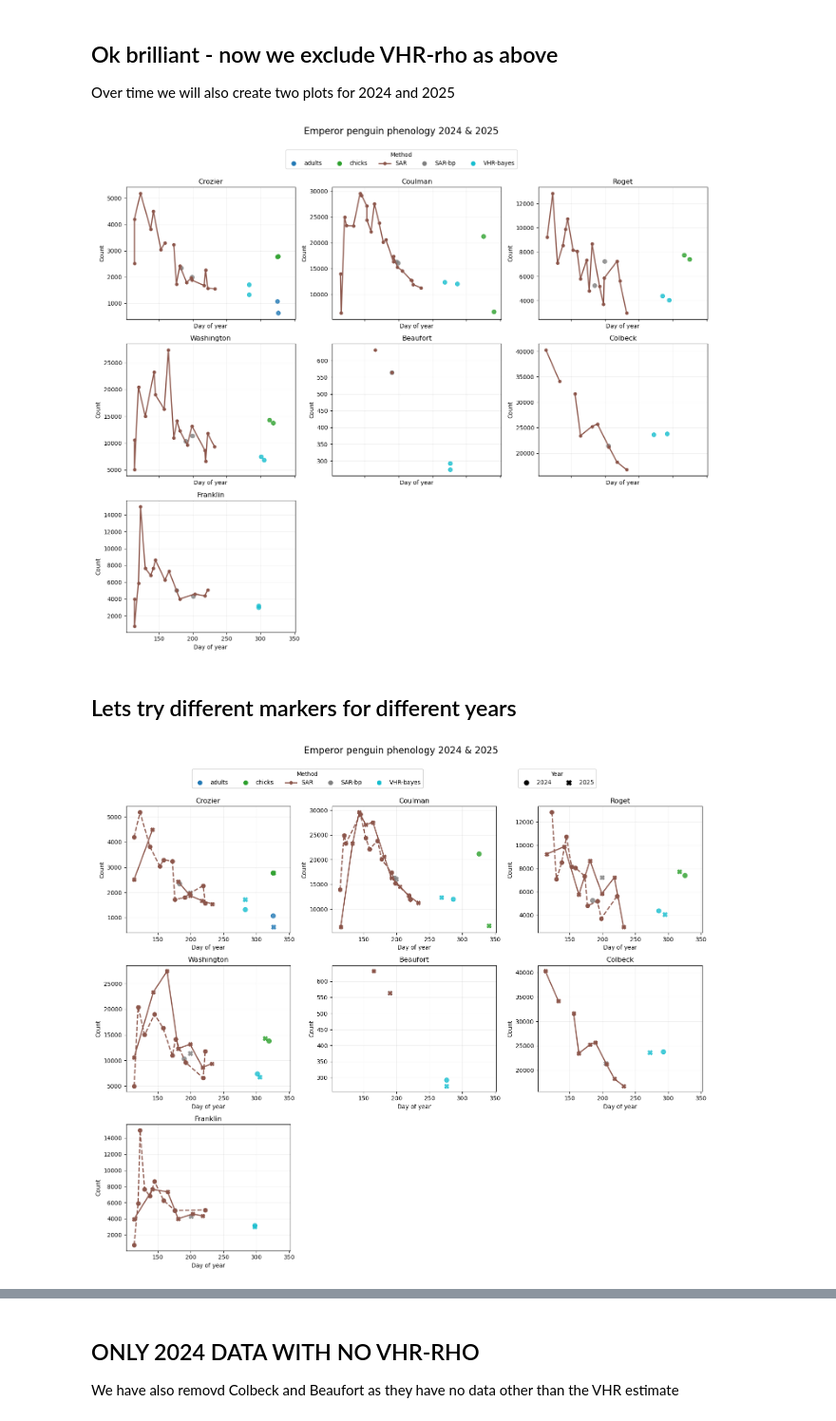
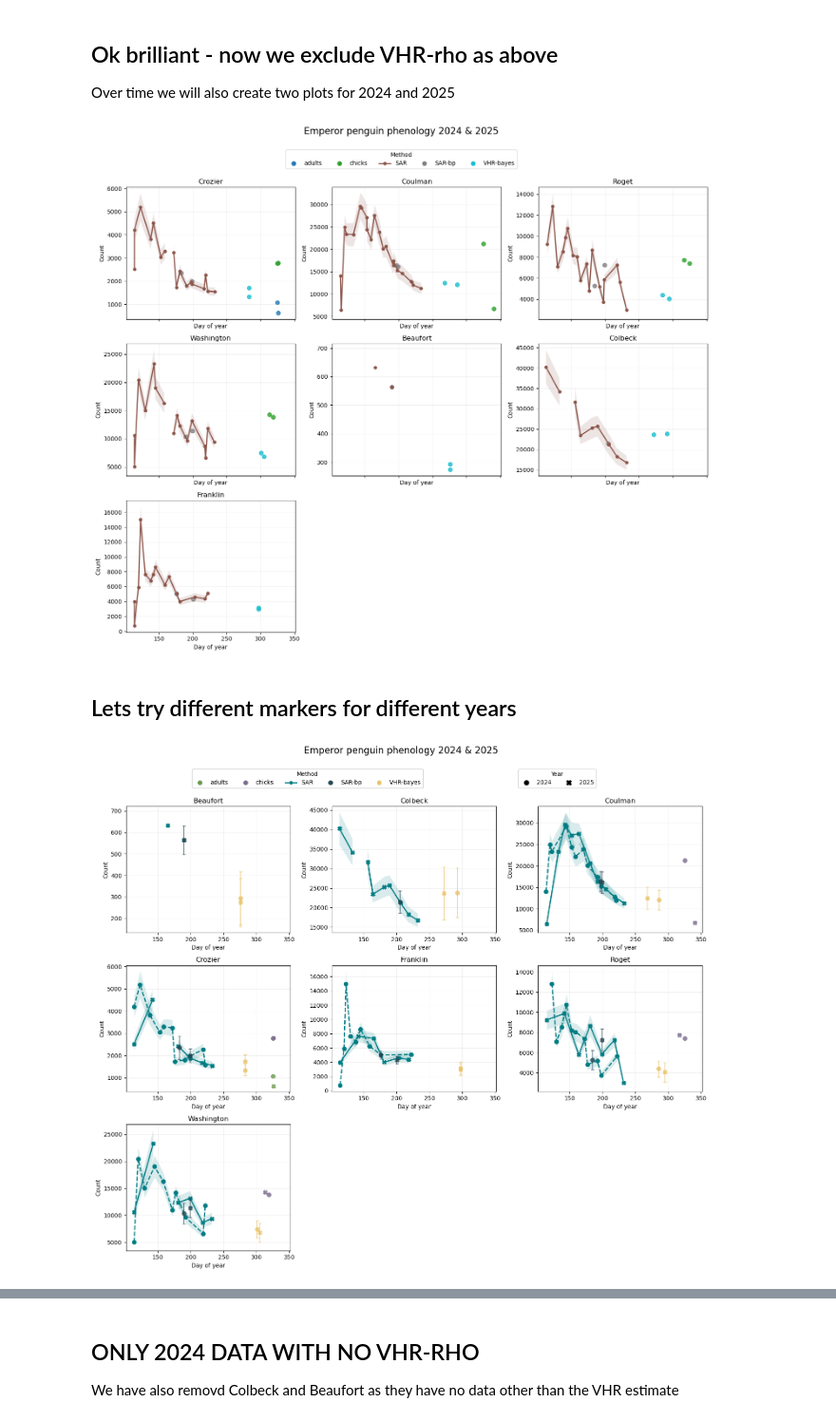
Before and after one commit to rosetazetta/SAR_RossSea_compare, a Jupyter notebook: Code/RossSeaPhenology_plot.ipynb, the cells around one changed output, grey strips where cells are left out. Shown at 95% size. Drawn from its saved outputs; the diff is of its cells as text; code cells hidden in the pictures.

Commit message:
Analyses and figure creation
I have modified the comparative analysis and created figures for the manuscript

```diff
--- a/Code/RossSeaPhenology_plot.ipynb
+++ b/Code/RossSeaPhenology_plot.ipynb
@@ -861,6 +998,17 @@ for ax, colony in zip(axes, colonies):
             # Sort by day of year so the line connects points correctly
             df_method = df_method.sort_values("DOY")
 
+            #adding in uncertainty ribbons
+            ax.fill_between(
+                    df_method["DOY"],
+                    df_method["count"] - df_method["count_se"],
+                    df_method["count"] + df_method["count_se"],
+                    color=method_colors[method],
+                    alpha=0.15,
+                    linewidth=0
+                )
+
+            #sar trajectories
             ax.plot(
                 df_method["DOY"],
                 df_method["count"],
@@ -938,12 +1086,13 @@ fig.suptitle(
 plt.tight_layout()
 plt.show()
 # %% [output]
-[figure, old version]
+[figure, new version]
 # %% [markdown]
 ## Lets try different markers for different years
 # %%
 # Get categories
-colonies = filtered_df_RS["colony"].dropna().unique()
+#colonies = filtered_df_RS["colony"].dropna().unique()
+colonies = sorted(filtered_df_RS["colony"].dropna().unique()) #order by alphabet
 methods = filtered_df_RS["method"].dropna().unique()
 
 # Work out panel layout
@@ -974,8 +1123,18 @@ year_linestyles = {
 axes = np.atleast_1d(axes).flatten()
 
 # Assign one colour to each method
-colors = plt.cm.tab10(np.linspace(0, 1, len(methods)))
-method_colors = dict(zip(methods, colors))
+#colors = plt.cm.tab10(np.linspace(0, 1, len(methods)))
+#method_colors = dict(zip(methods, colors))
+
+method_colors = {
+    "SAR": "#007C83",        # deep teal
+    "SAR-bp": "#264653",     # dark navy
+    "VHR-bayes": "#E9C46A",  # golden ochre
+    "VHR-rho": "#E76F51",    # coral
+    "chicks": "#7B6D8D",     # soft purple
+    "adults": "#6A994E"      # sage green
+}
+
 
 # Plot each colony in its own panel
 # Plot each colony in its own panel
@@ -998,6 +1157,14 @@ for ax, colony in zip(axes, colonies):
                 # Sort by day of year so the line connects points correctly
                 df_method_year = df_method_year.sort_values("DOY")
 
+                ax.fill_between(
+                    df_method_year["DOY"],
+                    df_method_year["count"] - df_method_year["count_se"],
+                    df_method_year["count"] + df_method_year["count_se"],
+                    color=method_colors[method],
+                    alpha=0.15,
+                    linewidth=0
+                )
                 ax.plot(
                     df_method_year["DOY"],
                     df_method_year["count"],
@@ -1010,15 +1177,23 @@ for ax, colony in zip(axes, colonies):
                 )
 
             # All other methods = scatter
+            #else:
+
+            # All other methods = points + SE bars
             else:
 
-                ax.scatter(
+                ax.errorbar(
                     df_method_year["DOY"],
                     df_method_year["count"],
+                    yerr=df_method_year["count_se"],
+                    fmt=year_markers[year],
                     color=method_colors[method],
-                    marker=year_markers[year],
-                    s=60,
+                    markersize=7,
+                    capsize=3,
+                    elinewidth=1.2,
+                    markeredgewidth=1,
                     alpha=0.8,
+                    linestyle="none",
                     label=f"{method} {year}"
                 )
 
@@ -1116,31 +1291,31 @@ legend1 = fig.legend(
     title="Method",
     loc="upper center",
     bbox_to_anchor=(0.35, 1.02),
     ncol=len(methods)
 )
 
 legend2 = fig.legend(
     handles=year_handles,
     title="Year",
     loc="upper center",
     bbox_to_anchor=(0.75, 1.02),
     ncol=len(years)
 )
 
 fig.add_artist(legend1)
 
 fig.suptitle(
     "Emperor penguin phenology 2024 & 2025",
     fontsize=16,
     y=1.06
 )
 
 plt.tight_layout()
 
 plt.savefig(os.path.join(INPUTPATH, "Results/all_colonies_RS2425.png"),
             bbox_inches="tight", dpi=600)
 
 
 plt.show()
 # %% [output]
-[figure, old version]
+[figure, new version]
```
Also changed, not shown: parts of 22 cells of this notebook, 27 other files.
